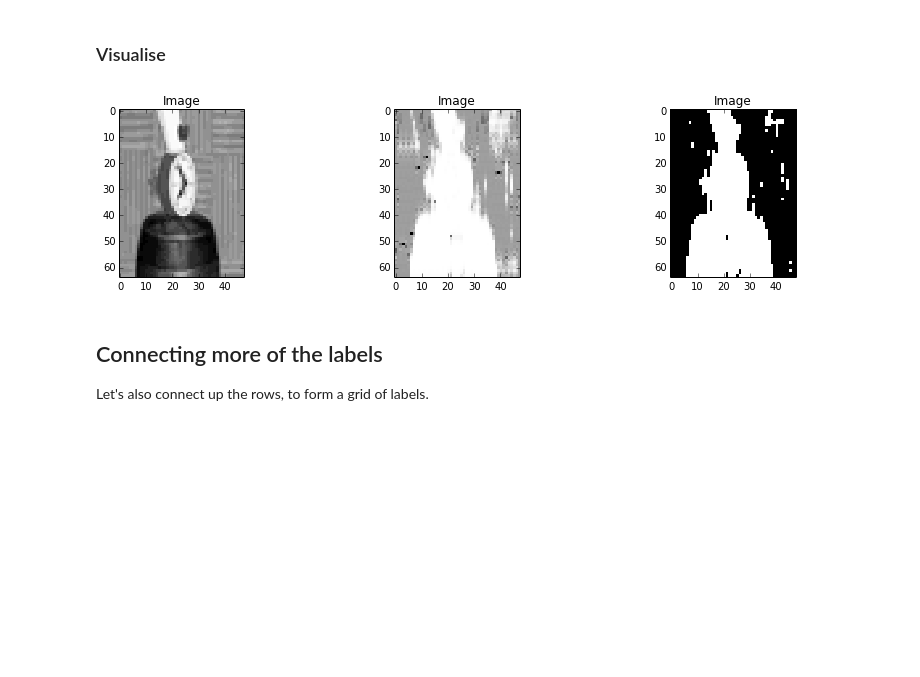
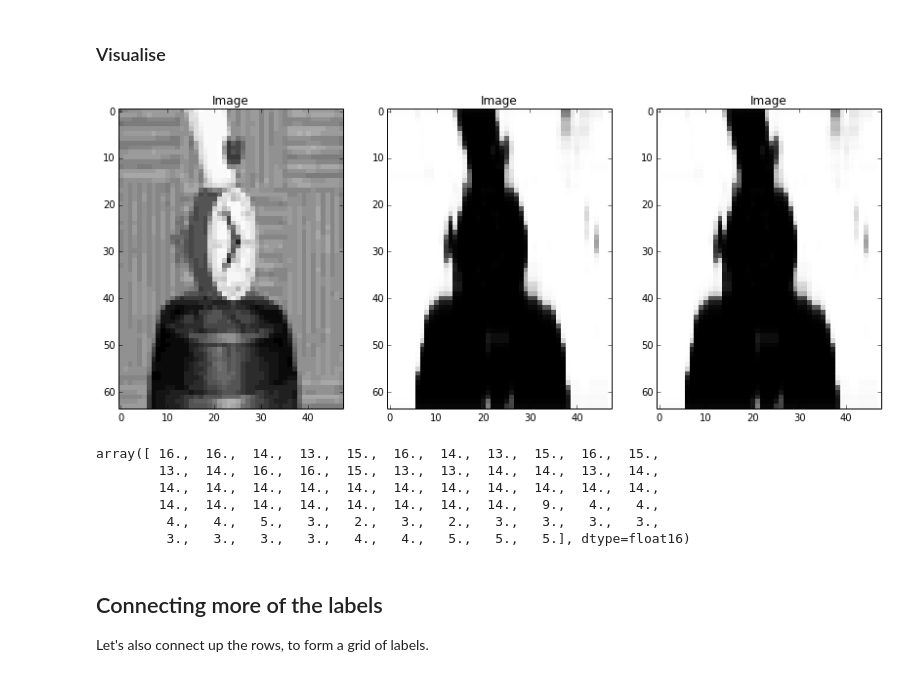
Before and after one commit to dirko/pyugm, a Jupyter notebook: examples/Loopy belief propagation example.ipynb, the cells around one changed output. Drawn from its saved outputs; the diff is of its cells as text; code cells hidden in the pictures; blank space fills up the shorter version.

```diff
--- a/examples/Loopy belief propagation example.ipynb
+++ b/examples/Loopy belief propagation example.ipynb
@@ -161,6 +161,9 @@ Let's add one parameter for when these two variables' labels are the same and on
 # %%
 label_template = np.array([['same', 'different'],
                            ['different', 'same']])
+# %%
+observation_template = np.array([['obs_low', 'obs_high'],
+                                 ['obs_high', 'obs_low']])
 # %% [markdown]
 ### Factors
 
@@ -174,8 +177,8 @@ for i in xrange(I):
     for j in xrange(J):
         label_variable_name = 'label_{}_{}'.format(i, j)
         observation_variable_name = 'obs_{}_{}'.format(i, j)
-        factors.append(DiscreteFactor([(label_variable_name, 2), (observation_variable_name, 32)], parameters=observation_template))
-        evidence[observation_variable_name] = image[i, j]
+        factors.append(DiscreteFactor([(label_variable_name, 2), (observation_variable_name, 2)], parameters=observation_template))
+        evidence[observation_variable_name] = 0 if image[i, j] >= 13 and image[i, j] < 17 else 1
 
 # Add label factors
 for i in xrange(I):
@@ -215,21 +250,36 @@ inference.calibrate(update_order=order)
 ### Visualise
 # %%
 labels = np.zeros(image.shape)
+labels2 = np.zeros(image.shape)
 for i in xrange(I):
     for j in xrange(J):
         variable_name = 'label_{}_{}'.format(i, j)
         label_factor = model.get_marginals(variable_name)[0]
         labels[i, j] = label_factor.normalized_data[0]
+
+        label_factor = model.get_marginals(variable_name)[1]
+        labels2[i, j] = label_factor.normalized_data[0]
 # %%
-plt.figure(figsize=(14, 3))
+plt.figure(figsize=(14, 13))
 plt.subplot(1, 3, 1)
 _ = plt.imshow(image, cmap=matplotlib.cm.Greys_r, interpolation='nearest')
 _ = plt.title('Image')
 plt.subplot(1, 3, 2)
 _ = plt.imshow(labels, cmap=matplotlib.cm.Greys, interpolation='nearest')
 _ = plt.title('Image')
 plt.subplot(1, 3, 3)
-_ = plt.imshow(labels > 0.10 , cmap=matplotlib.cm.Greys, interpolation='nearest')
+_ = plt.imshow(labels2, cmap=matplotlib.cm.Greys, interpolation='nearest')
 _ = plt.title('Image')
+#_ = plt.imshow(labels > 0.10 , cmap=matplotlib.cm.Greys, interpolation='nearest')
+#_ = plt.title('Image')
 # %% [output]
-[figure, old version]
+[figure, new version]
+# %%
+image[:, 10]
+# %% [output]
+array([ 16.,  16.,  14.,  13.,  15.,  16.,  14.,  13.,  15.,  16.,  15.,
+        13.,  14.,  16.,  16.,  15.,  13.,  13.,  14.,  14.,  13.,  14.,
+        14.,  14.,  14.,  14.,  14.,  14.,  14.,  14.,  14.,  14.,  14.,
+        14.,  14.,  14.,  14.,  14.,  14.,  14.,  14.,   9.,   4.,   4.,
+         4.,   4.,   5.,   3.,   2.,   3.,   2.,   3.,   3.,   3.,   3.,
+         3.,   3.,   3.,   3.,   4.,   4.,   5.,   5.,   5.], dtype=float16)
```
Also changed, not shown: parts of 11 cells of this notebook, 10 other files.
